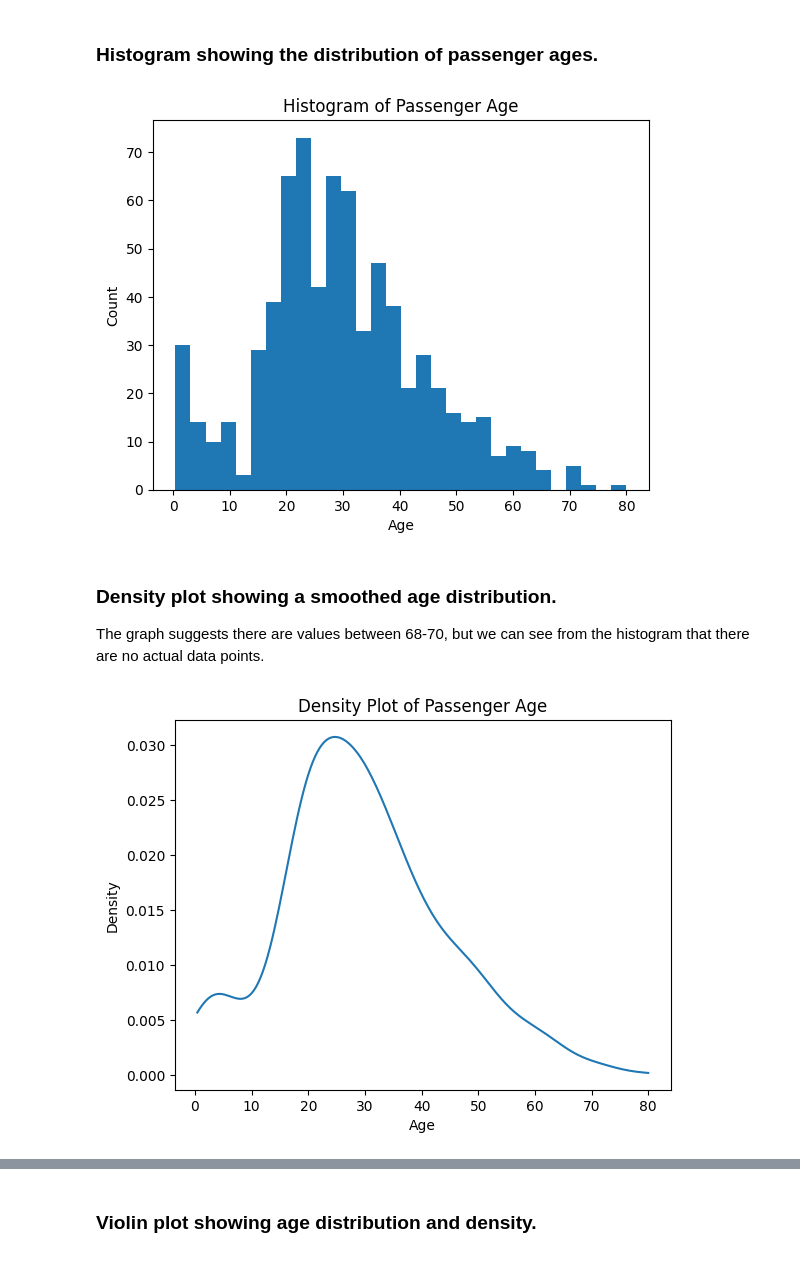
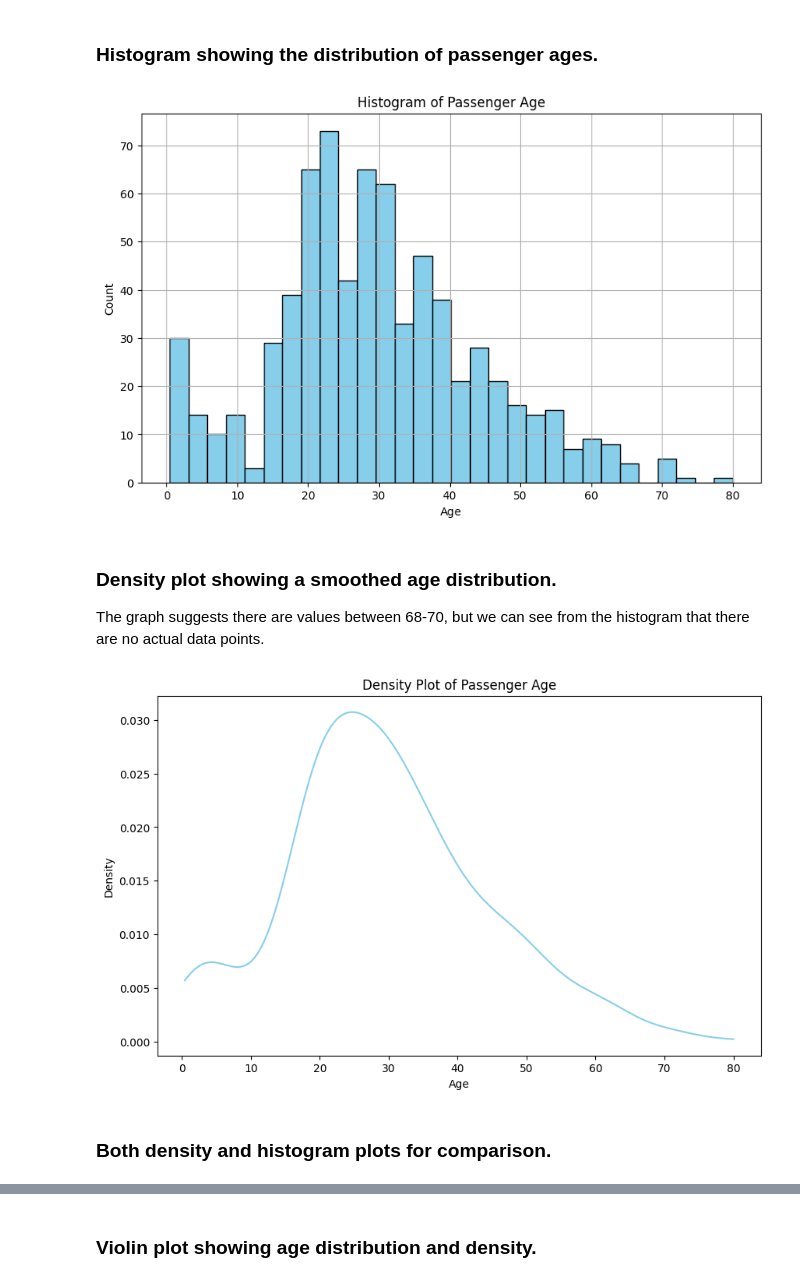
Before and after one commit to kente-7/python-graph-examples, a Jupyter notebook: titanic_data_visualization.ipynb, the cells around one changed output, grey strips where cells are left out. Saved outputs shown, nothing was run; the diff lists cells and outputs as text; code cells hidden in the pictures.

```diff
--- a/titanic_data_visualization.ipynb
+++ b/titanic_data_visualization.ipynb
@@ -50,25 +50,29 @@ fare = df['Fare']
 # %% [markdown]
 ### Histogram showing the distribution of passenger ages.
 # %%
-plt.figure()
-plt.hist(age, bins=30)
+plt.figure(figsize=(10, 6))
+plt.hist(age, bins=30, color='skyblue', edgecolor='black')
 plt.xlabel('Age')
 plt.ylabel('Count')
 plt.title('Histogram of Passenger Age')
+plt.grid(True)
 plt.show()
 # %% [output]
-[figure, old version]
+[figure, new version]
 # %% [markdown]
 ### Density plot showing a smoothed age distribution.
 The graph suggests there are values between 68-70, but we can see from the histogram that there are no actual data points.
 # %%
 density = gaussian_kde(age)
 xs = np.linspace(age.min(), age.max(), 200)
-plt.figure()
-plt.plot(xs, density(xs))
+plt.figure(figsize=(10, 6))
+plt.plot(xs, density(xs), color='skyblue')
 plt.xlabel('Age')
 plt.ylabel('Density')
 plt.title('Density Plot of Passenger Age')
+
 plt.show()
 # %% [output]
-[figure, old version]
+[figure, new version]
+# %% [markdown]
+### Both density and histogram plots for comparison.
```
Also changed, not shown: parts of 14 cells of this notebook.
